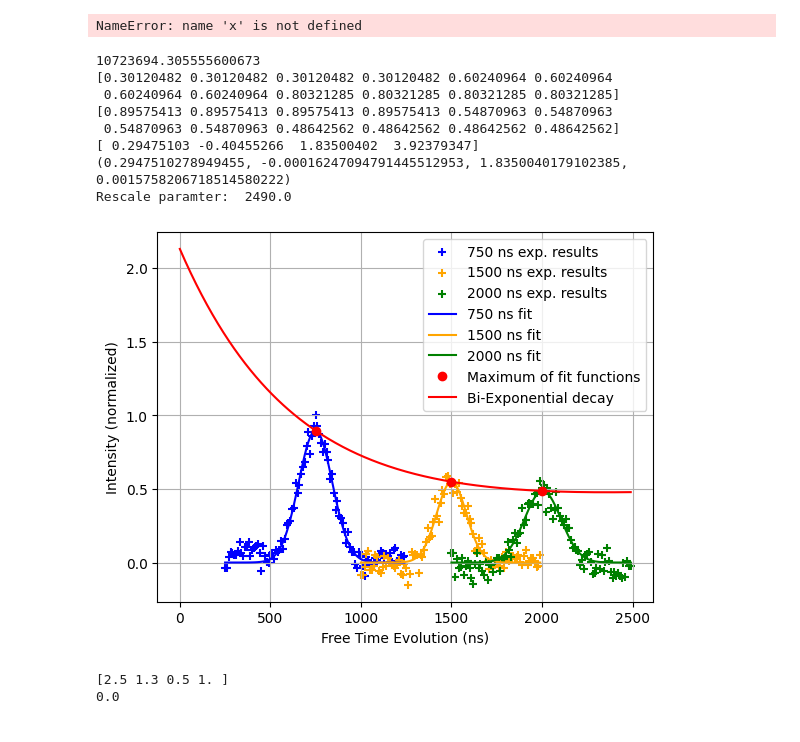
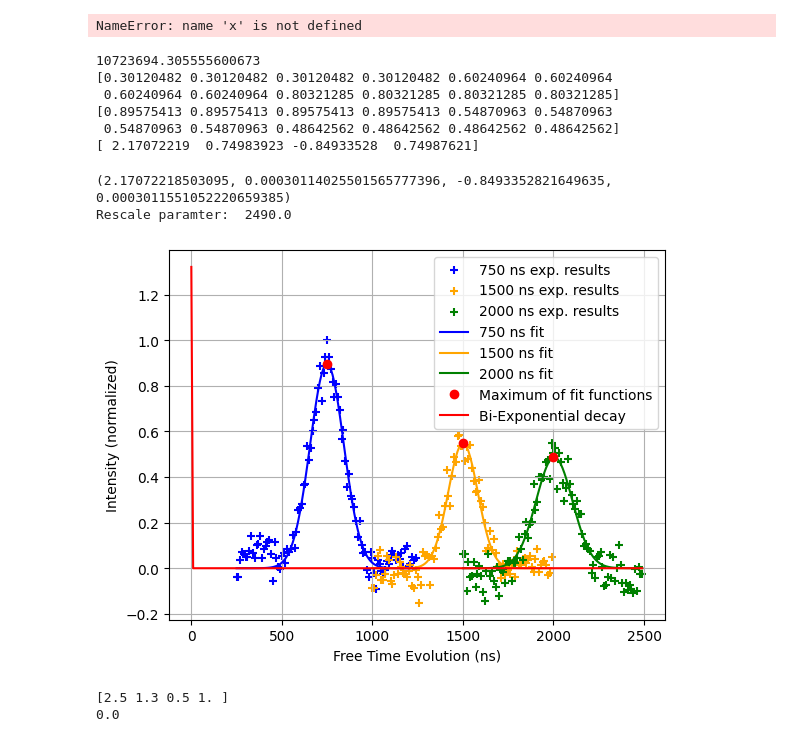
Before and after one commit to rbudai98/University, a Jupyter notebook: FOPRA_15/rabi.ipynb, the cells around one changed output. Saved outputs shown, nothing was run; the diff lists cells and outputs as text; code cells hidden in the pictures.

```diff
--- a/FOPRA_15/rabi.ipynb
+++ b/FOPRA_15/rabi.ipynb
@@ -205,10 +205,7 @@ y_pred_2000 = func(x[cond3], param_2000[0], param_2000[1], param_2000[2], param_
 max_peaks = np.array([np.max(y_pred_750), np.max(y_pred_1500), np.max(y_pred_2000)])
 max_times = np.array([x[cond][np.argmax(y_pred_750)], x[cond2][np.argmax(y_pred_1500)], x[cond3][np.argmax(y_pred_2000)]])
 
-
-
-
-lower_bounds = [-np.inf, -np.inf, -np.inf, 2.5]
+lower_bounds = [-np.inf, 0, -np.inf, 200/x_rescale_param]
 upper_bounds = [np.inf, np.inf, np.inf, np.inf]
 bounds_new = (lower_bounds, upper_bounds)
 
@@ -231,39 +228,37 @@ decay_pred = biexp(x, decay_param[0], decay_param[1], decay_param[2], decay_para
 ax.scatter(x[cond],y_750[cond], label="750 ns exp. results", marker='+', color='blue')
 ax.scatter(x[cond2],y_1500[cond2], label="1500 ns exp. results", marker='+', color='orange')
 ax.scatter(x[cond3],y_2000[cond3], label="2000 ns exp. results", marker='+', color='green')
 
 plt.plot(x[cond],y_pred_750, c='blue', label="750 ns fit")
 plt.plot(x[cond2],y_pred_1500, c='orange', label="1500 ns fit")
 plt.plot(x[cond3],y_pred_2000, c='green', label="2000 ns fit")
 
-
 plt.plot(np.multiply(max_times, x_rescale_param), max_peaks,'ro', label="Maximum of fit functions")
 plt.plot(x, decay_pred, c='r', label="Bi-Exponential decay")
 
 plt.xlabel("Free Time Evolution (ns)")
 plt.ylabel("Intensity (normalized)")
 # plt.figure(dpi=300)
-
 
 plt.grid()
 ax.legend()
 
 plt.rcParams.update({'font.size': 10})
 plt.savefig('decay.png', dpi=800)
 
 print(decay_param)
 print("Rescale paramter: ", x_rescale_param)
 # print(decay_param[0], decay_param[1]/x_rescale_param, decay_param[2], decay_param[3]/x_rescale_param)
 # %% [output]
 10723694.305555600673
 [0.30120482 0.30120482 0.30120482 0.30120482 0.60240964 0.60240964
  0.60240964 0.60240964 0.80321285 0.80321285 0.80321285 0.80321285]
 [0.89575413 0.89575413 0.89575413 0.89575413 0.54870963 0.54870963
  0.54870963 0.54870963 0.48642562 0.48642562 0.48642562 0.48642562]
-[ 0.29475103 -0.40455266  1.83500402  3.92379347]
-(0.2947510278949455, -0.00016247094791445512953, 1.8350040179102385, 0.0015758206718514580222)
-Rescale paramter:  2490.0
+[ 2.17072219  0.74983923 -0.84933528  0.74987621]
+(2.17072218503095, 0.00030114025501565777396, -0.8493352821649635, 0.0003011551052220659385)
+Rescale paramter:  2490.0
-[figure, old version]
+[figure, new version]
 # %%
 import numpy as np
 import matplotlib.pyplot as plt
```
Also changed, not shown: 1 other file.
